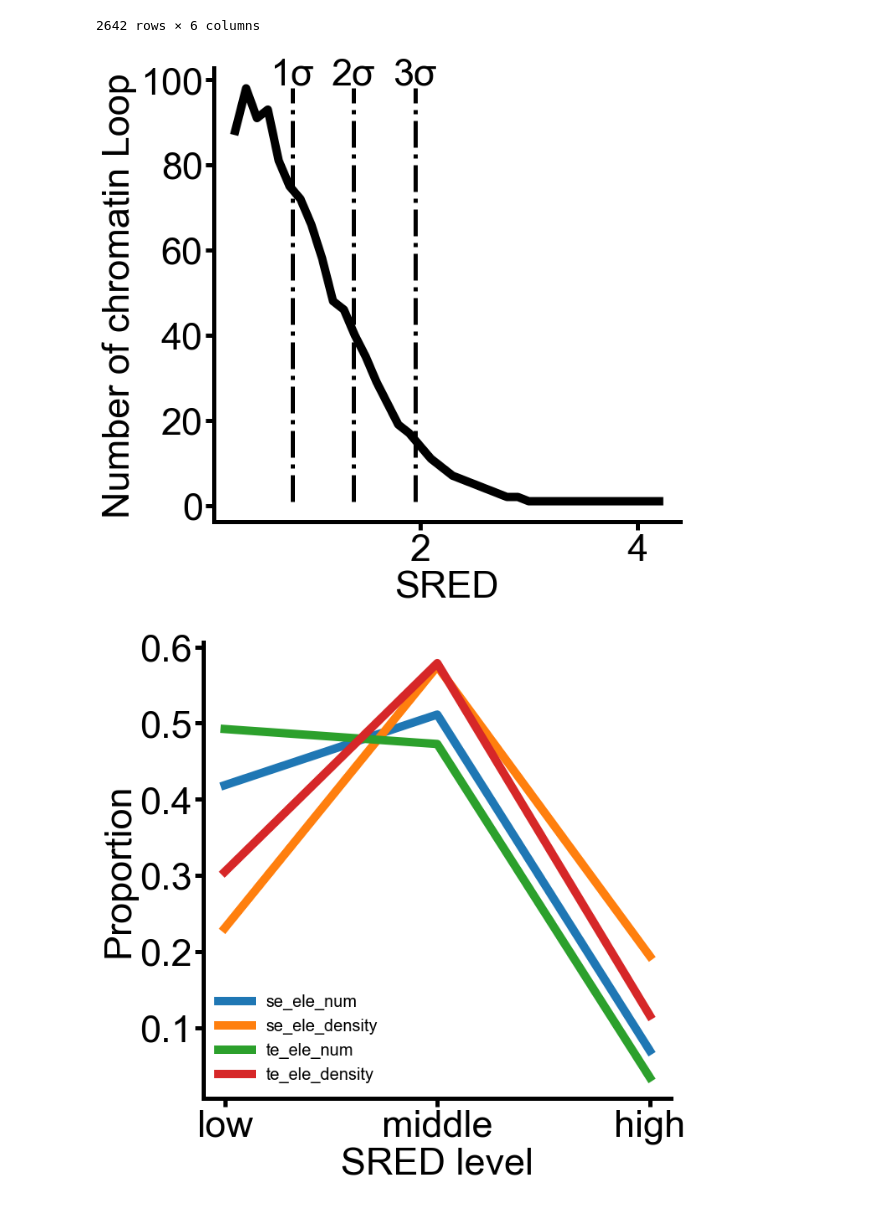
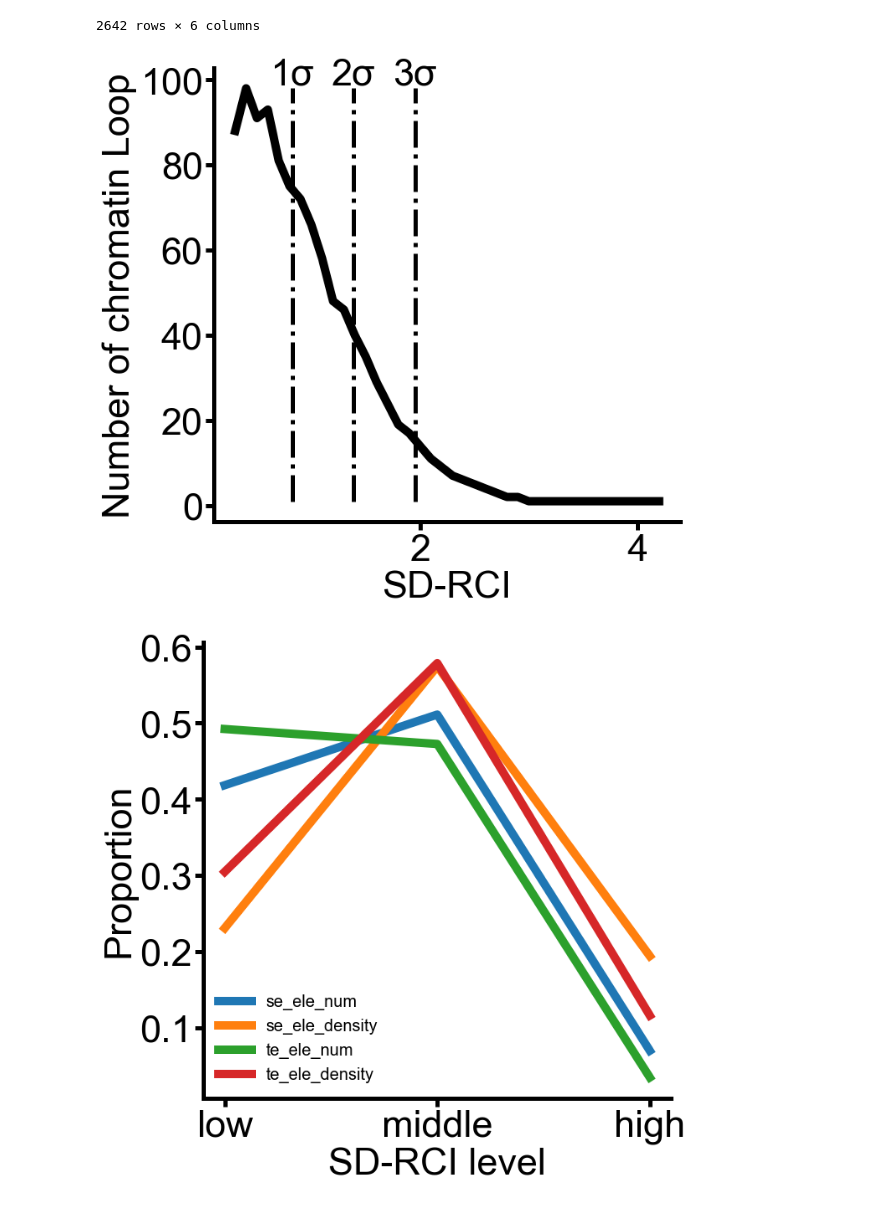
Before and after one commit to MICL-biolab/MINE, a Jupyter notebook: analyse/fig4/active role analyse.ipynb, the cells around one changed output. Drawn from its saved outputs; the diff is of its cells as text; code cells hidden in the pictures.

```diff
--- a/analyse/fig4/active role analyse.ipynb
+++ b/analyse/fig4/active role analyse.ipynb
@@ -83,13 +83,11 @@ for i in range(3):
 set_Border(axes)
 plt.tick_params(colors='black', bottom=True, left=True, labelsize=figure_size['ultra'])
 
-plt.xlabel('SRED')
+plt.xlabel('SD-RCI')
 plt.ylabel('Number of chromatin Loop')
-# plt.title('Distribution')
-# plt.savefig('figure_file/SRED Distribution(active).pdf', format='pdf', bbox_inches='tight')
 plt.show()
 # %% [output]
-[figure, old version]
+[figure, new version]
 # %%
 low = infos.loc[infos[3]>0].loc[infos[5]<_thresholds[0]].copy()
 middle = infos.loc[infos[3]>0].loc[infos[5]>=_thresholds[0]].loc[infos[5]<_thresholds[1]].copy()
@@ -185,35 +183,36 @@ result['se_ele_density'] /= sum(result['se_ele_density'])
 
 result['te_ele_num'] = [
     get_typical_enhancer_ele_num(low),
     get_typical_enhancer_ele_num(middle) + get_typical_enhancer_ele_num(high),
     get_typical_enhancer_ele_num(ultra_high)
 ]
 result['te_ele_num'] /= sum(result['te_ele_num'])
 result['te_ele_density'] = [
     get_typical_enhancer_ele_density(low),
     get_typical_enhancer_ele_density(middle) + get_typical_enhancer_ele_density(high),
     get_typical_enhancer_ele_density(ultra_high)
 ]
 result['te_ele_density'] /= sum(result['te_ele_density'])
 
 x = ['low', 'middle', 'high']
 set_plt()
 fig, axes = plt.subplots(nrows=1, ncols=1, sharey=True)
 axes.grid(False)
 axes.plot(x, result['se_ele_num'], linewidth=figure_size['small'], label='se_ele_num')
 axes.plot(x, result['se_ele_density'], linewidth=figure_size['small'], label='se_ele_density')
 axes.plot(x, result['te_ele_num'], linewidth=figure_size['small'], label='te_ele_num')
 axes.plot(x, result['te_ele_density'], linewidth=figure_size['small'], label='te_ele_density')
 
 set_Border(axes)
 plt.tick_params(colors='black', bottom=True, left=True, labelsize=figure_size['ultra'])
 
 plt.legend(frameon=False)
-plt.xlabel('SRED level')
+plt.xlabel('SD-RCI level')
 plt.ylabel('Proportion')
+plt.savefig('figure_file/The relationship between SD-RCI and enhancer-element.pdf', format='pdf', bbox_inches='tight')
 plt.show()
 # %% [output]
-[figure, old version]
+[figure, new version]
 # %%
 rna = pd.read_table('/data1/lmh_data/MINE/source/HepaRG_Batch1_191226.csv', sep=',')
 # rna = rna.set_index('symbol')
```
Also changed, not shown: parts of 9 cells of this notebook, 42 other files.
